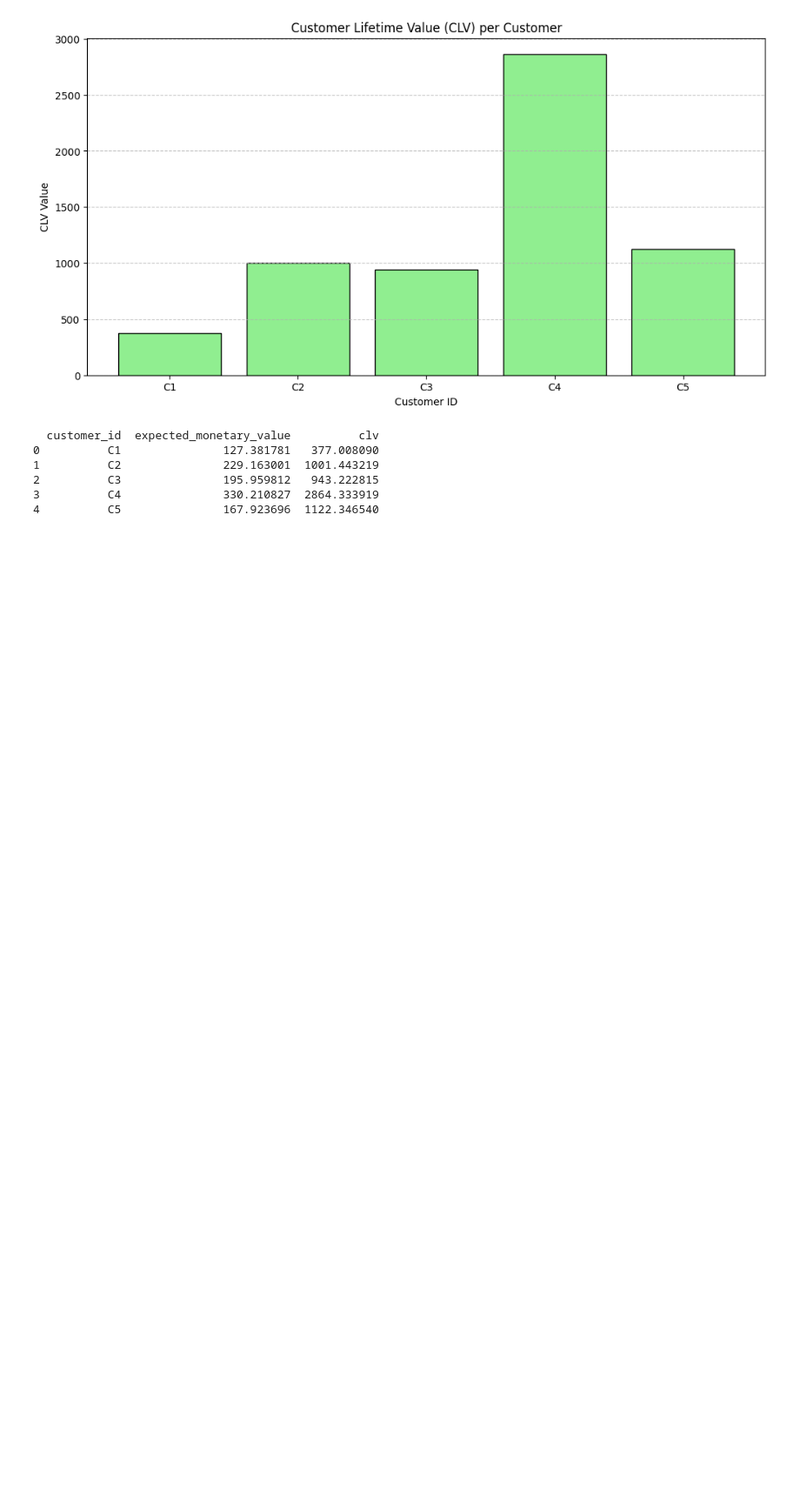
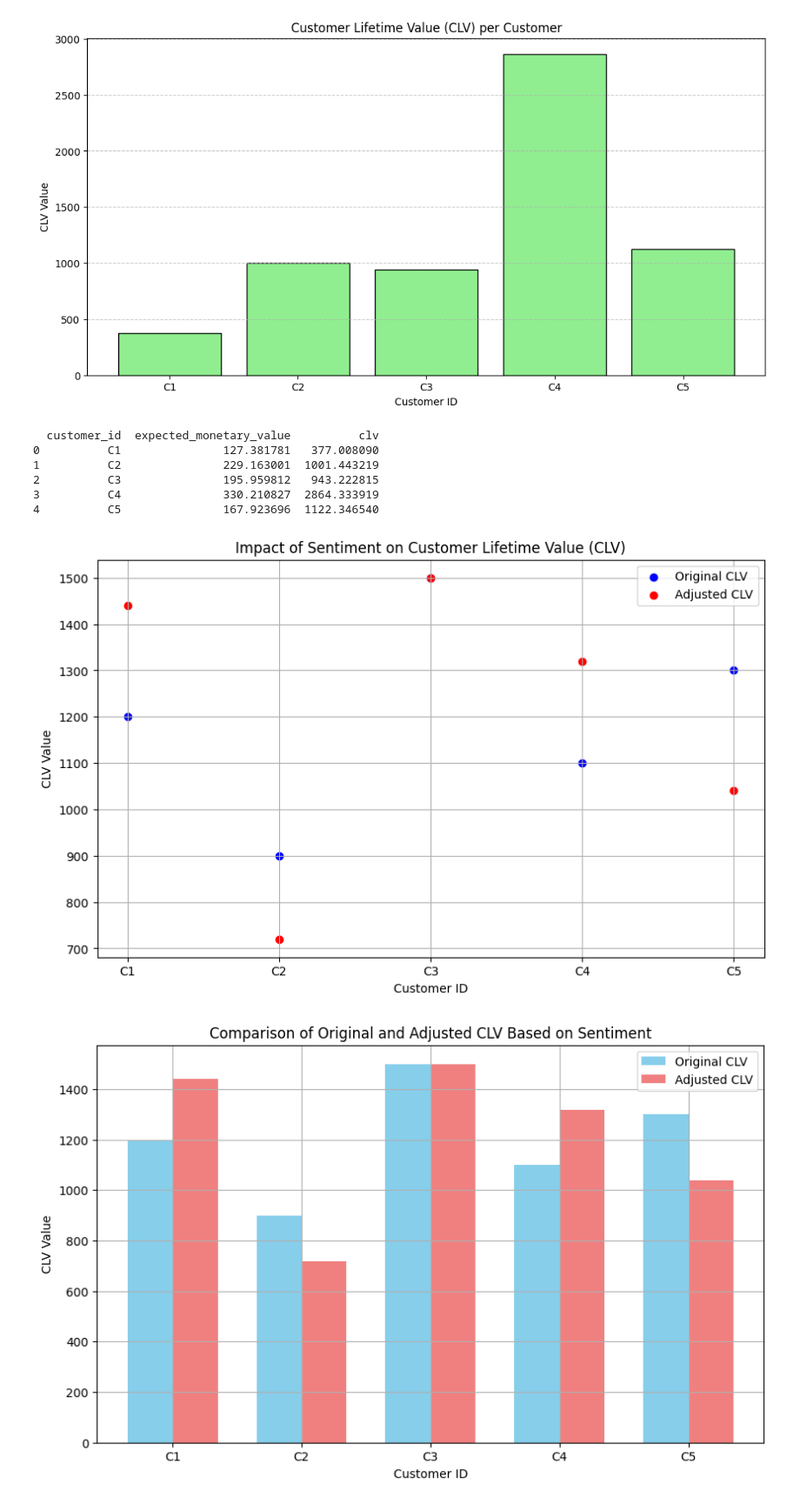
Before and after one commit to tannisthamaiti/Market-Analytics, a Jupyter notebook: CLV_Analysis.ipynb, the cells around one changed output. Shown at 87% size. Drawn from its saved outputs; the diff is of its cells as text; code cells hidden in the pictures; blank space fills up the shorter version.

```diff
--- a/CLV_Analysis.ipynb
+++ b/CLV_Analysis.ipynb
@@ -88,3 +88,45 @@ print(data[['customer_id', 'expected_monetary_value', 'clv']])
 2          C3               195.959812   943.222815
 3          C4               330.210827  2864.333919
 4          C5               167.923696  1122.346540
+# %%
+
+import numpy as np
+
+# Sample data with sentiment scores and adjusted CLV values
+customer_ids = ['C1', 'C2', 'C3', 'C4', 'C5']
+original_clv = [1200, 900, 1500, 1100, 1300]
+sentiment_scores = [1, -1, 0, 1, -1]  # Positive, Negative, Neutral sentiment
+alpha = 0.2  # Sensitivity factor to sentiment
+
+# Adjusted CLV based on sentiment
+adjusted_clv = [clv * (1 + alpha * sentiment) for clv, sentiment in zip(original_clv, sentiment_scores)]
+
+# Plotting Original CLV vs Adjusted CLV
+plt.figure(figsize=(10, 6))
+plt.scatter(customer_ids, original_clv, label='Original CLV', color='blue')
+plt.scatter(customer_ids, adjusted_clv, label='Adjusted CLV', color='red')
+plt.xlabel('Customer ID')
+plt.ylabel('CLV Value')
+plt.title('Impact of Sentiment on Customer Lifetime Value (CLV)')
+plt.legend()
+plt.grid(True)
+plt.show()
+
+# Bar Plot of Adjusted CLV for better comparison
+plt.figure(figsize=(10, 6))
+bar_width = 0.35
+index = np.arange(len(customer_ids))
+
+# Plot Original and Adjusted CLV side by side
+plt.bar(index, original_clv, bar_width, label='Original CLV', color='skyblue')
+plt.bar(index + bar_width, adjusted_clv, bar_width, label='Adjusted CLV', color='lightcoral')
+plt.xlabel('Customer ID')
+plt.ylabel('CLV Value')
+plt.title('Comparison of Original and Adjusted CLV Based on Sentiment')
+plt.xticks(index + bar_width / 2, customer_ids)
+plt.legend()
+plt.grid(True)
+plt.show()
+# %% [output]
+[figure, added]
+[figure, added]
```
